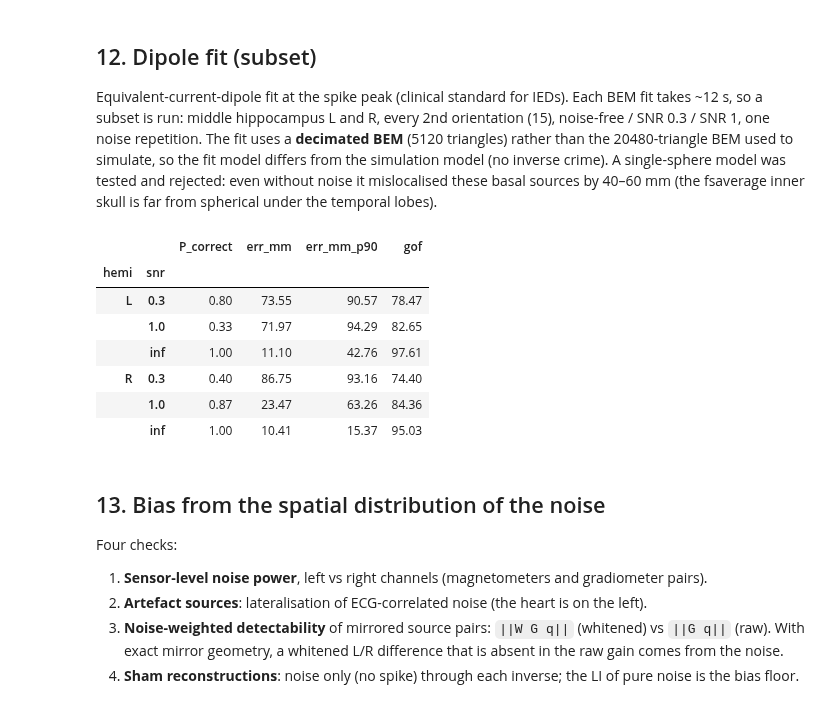
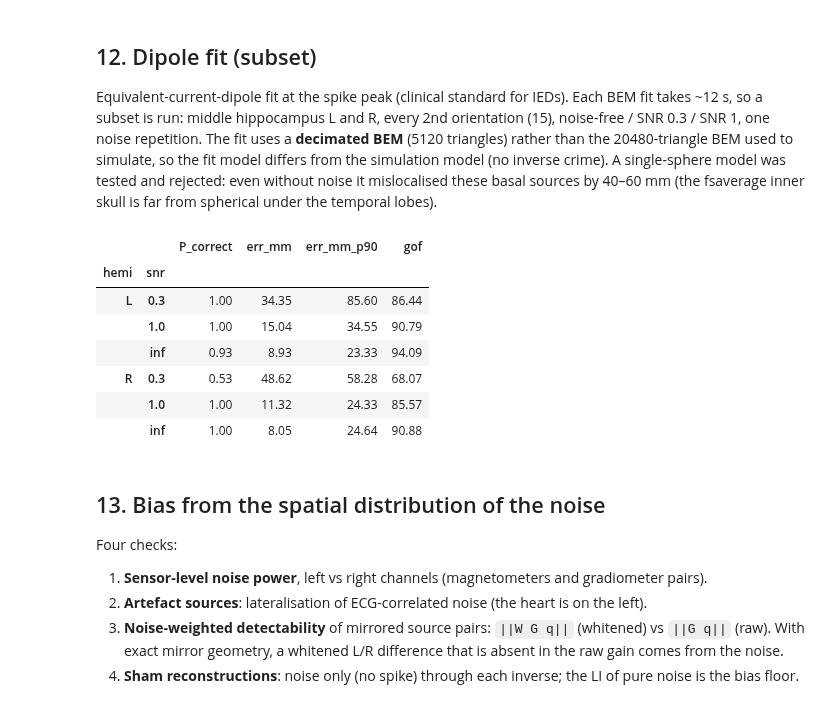
Before and after one commit to luvebian/simulation, a Jupyter notebook: sim_spikes_261013.ipynb, the cells around one changed output. Cells and saved outputs as stored; diff of their text form; code cells hidden in the pictures.

```diff
--- a/sim_spikes_261013.ipynb
+++ b/sim_spikes_261013.ipynb
@@ -311,7 +356,7 @@ solutions). The inverse is linear, so `estimate = K · (signal + noise)`: the ke
 per method and applied to the signal and noise parts separately; the result is verified against
 `apply_inverse` below.
 # %%
-inv = mne.minimum_norm.make_inverse_operator(info, fwd, noise_cov, loose="auto", depth=0.8, rank="info")
+inv = mne.minimum_norm.make_inverse_operator(info, fwd, noise_cov, loose="auto", depth=0.8, rank=RANK)  # [FIX 13]
 KERN = {}
 for m in METHODS:
     inv_p = mne.minimum_norm.prepare_inverse_operator(inv, nave=N_EPOCHS, lambda2=LAMBDA2, method=m)
@@ -391,6 +436,7 @@ for si, sdef in enumerate(SOURCES if (RERUN_SIM or not res_file.exists()) else [
         KS = {m: KERN[m][0] @ topo for m in METHODS}               # kernel · unit topography (signal part)
         for snr in SNRS:
             amp_q = amp_for_snr(topo, snr)
+            alt = snr_alternatives(si, k, amp_q)                    # other SNR definitions, for comparison
             for r in range(N_REPS):
                 for m in METHODS:
                     K, nn = KERN[m]
@@ -399,6 +445,7 @@ for si, sdef in enumerate(SOURCES if (RERUN_SIM or not res_file.exists()) else [
                     if nn is not None: amp = amp * nn
                     row = dict(source=sdef["id"], hemi=sdef["hemi"], ori=k, snr=snr, rep=r, method=m,
                                moment_nAm=amp_q * 1e9, qx=abs(q[0]), qy=abs(q[1]), qz=abs(q[2]))
+                    row.update(alt)
                     row.update(metrics(amp, sdef["hemi"], true_mm))
                     if m == "MNE": row.update(old_metric(amp, sdef["hemi"]))
                     rows.append(row)
@@ -459,0 +512,9 @@ summary
+# %%
+snr_cols = {"snr": "whitened, rank 71 (current)", "snr_w80": "whitened, rank 80 (previous)",
+            "snr_orig": "original notebook", "snr_peak_grad": "peak gradiometer / SD"}
+one = res[(res.method == "dSPM") & (res.rep == 0)]           # SNR columns do not depend on method or rep
+snr_map = one.groupby("snr")[list(snr_cols)[1:]].median().round(3)
+snr_map["w80/current"] = (one.snr_w80 / one.snr).groupby(one.snr).median().round(2)
+snr_map.to_csv(OUT / f"snr_definitions_{RUN_TAG}.csv")
+print("median value of the other SNR definitions at each nominal (current) SNR")
+snr_map
@@ -459,0 +531,14 @@ summary
+# %%
+fig, axes = plt.subplots(1, 4, figsize=(18, 3.8), sharey=True)
+d = res[res.method == "dSPM"].copy()
+d["correct"] = d.LI_roi > 0
+for ax, (col, lab) in zip(axes, snr_cols.items()):
+    for h, ls in [("L", "-"), ("R", "--")]:
+        dd = d[d.hemi == h]
+        bins = np.unique(np.quantile(dd[col], np.linspace(0, 1, 13)))
+        g_ = dd.groupby(pd.cut(dd[col], bins, include_lowest=True), observed=True)
+        ax.plot(g_[col].median(), g_.correct.mean(), ls, marker="o", ms=3, label=f"dSPM {h}")
+    ax.set(xscale="log", xlabel=lab, title=lab)
+    ax.axhline(0.5, color="0.6", lw=0.8)
+axes[0].set_ylabel("P(LI_roi > 0)"); axes[0].legend()
+plt.tight_layout(); fig.savefig(OUT / f"fig_snr_definitions_{RUN_TAG}.png", dpi=150); plt.show()
@@ -550,40 +637,40 @@ else:
 
 dip_file = OUT / f"dipole_results_{RUN_TAG}.csv"
 rows_d = []
 t0 = time.time()
 pk = HALF
 DIP_SNRS = [np.inf, 0.3, 1.0]           # inf = noise-free (tests the fit itself)
 todo = [i for i, s in enumerate(SOURCES) if s["id"].endswith("mid")] if (RERUN_SIM or not dip_file.exists()) else []
 for si in todo:
     sdef = SOURCES[si]
     for k in range(0, N_ORI, 2):
         topo = unit_topo(si, k)
         for snr in DIP_SNRS:
             a = amp_for_snr(topo, 1.0 if np.isinf(snr) else snr)
             noise = 0 if np.isinf(snr) else NOISE_REPS[0][:, pk - 1:pk + 2]
             ev = mne.EvokedArray(a * topo[:, None] * WAVE_AN[None, pk - 1:pk + 2] + noise, info, tmin=-0.001, nave=N_EPOCHS)
-            dip, _ = mne.fit_dipole(ev.crop(0, 0), noise_cov, bem4, trans=trans_obj, rank="info", n_jobs=2)
+            dip, _ = mne.fit_dipole(ev.crop(0, 0), noise_cov, bem4, trans=trans_obj, rank=RANK, n_jobs=2)
             pos_mri = mne.transforms.apply_trans(head_to_mri, dip.pos[0]) * 1e3   # head -> MRI coords
             rows_d.append(dict(source=sdef["id"], hemi=sdef["hemi"], ori=k, snr=snr,
                                correct=bool(np.sign(pos_mri[0]) == np.sign(sdef["rr"][0])),
                                err_mm=float(np.linalg.norm(pos_mri - sdef["rr"] * 1e3)), gof=float(dip.gof[0])))
         print(sdef["id"], k, f"{time.time()-t0:.0f} s")
 if rows_d:
     pd.DataFrame(rows_d).merge(ori_tab, on="ori").to_csv(dip_file, index=False)
 dip_res = pd.read_csv(dip_file)
 dip_tab = dip_res.groupby(["hemi", "snr"]).agg(P_correct=("correct", "mean"), err_mm=("err_mm", "median"),
                                                err_mm_p90=("err_mm", lambda x: np.percentile(x, 90)),
                                                gof=("gof", "median")).round(2)
 dip_tab.to_csv(OUT / f"dipole_summary_{RUN_TAG}.csv"); dip_tab
 # %% [output]
 |  |  | P_correct | err_mm | err_mm_p90 | gof |
 | hemi | snr |  |  |  |  |
-| L | 0.3 | 0.80 | 73.55 | 90.57 | 78.47 |
-|  | 1.0 | 0.33 | 71.97 | 94.29 | 82.65 |
-|  | inf | 1.00 | 11.10 | 42.76 | 97.61 |
-| R | 0.3 | 0.40 | 86.75 | 93.16 | 74.40 |
-|  | 1.0 | 0.87 | 23.47 | 63.26 | 84.36 |
-|  | inf | 1.00 | 10.41 | 15.37 | 95.03 |
+| L | 0.3 | 1.00 | 34.35 | 85.60 | 86.44 |
+|  | 1.0 | 1.00 | 15.04 | 34.55 | 90.79 |
+|  | inf | 0.93 | 8.93 | 23.33 | 94.09 |
+| R | 0.3 | 0.53 | 48.62 | 58.28 | 68.07 |
+|  | 1.0 | 1.00 | 11.32 | 24.33 | 85.57 |
+|  | inf | 1.00 | 8.05 | 24.64 | 90.88 |
 # %% [markdown]
 ## 13. Bias from the spatial distribution of the noise
 Four checks:
```
Also changed, not shown: parts of 17 cells of this notebook, 14 other files.
